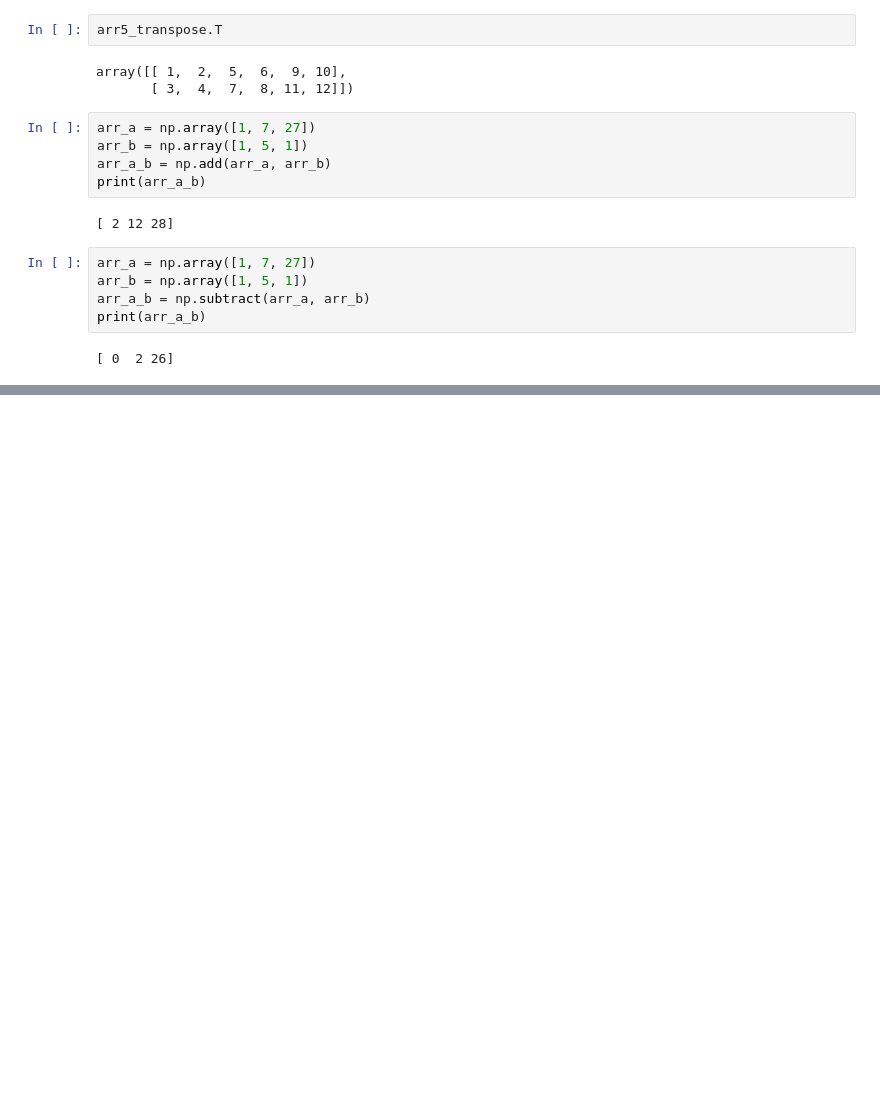
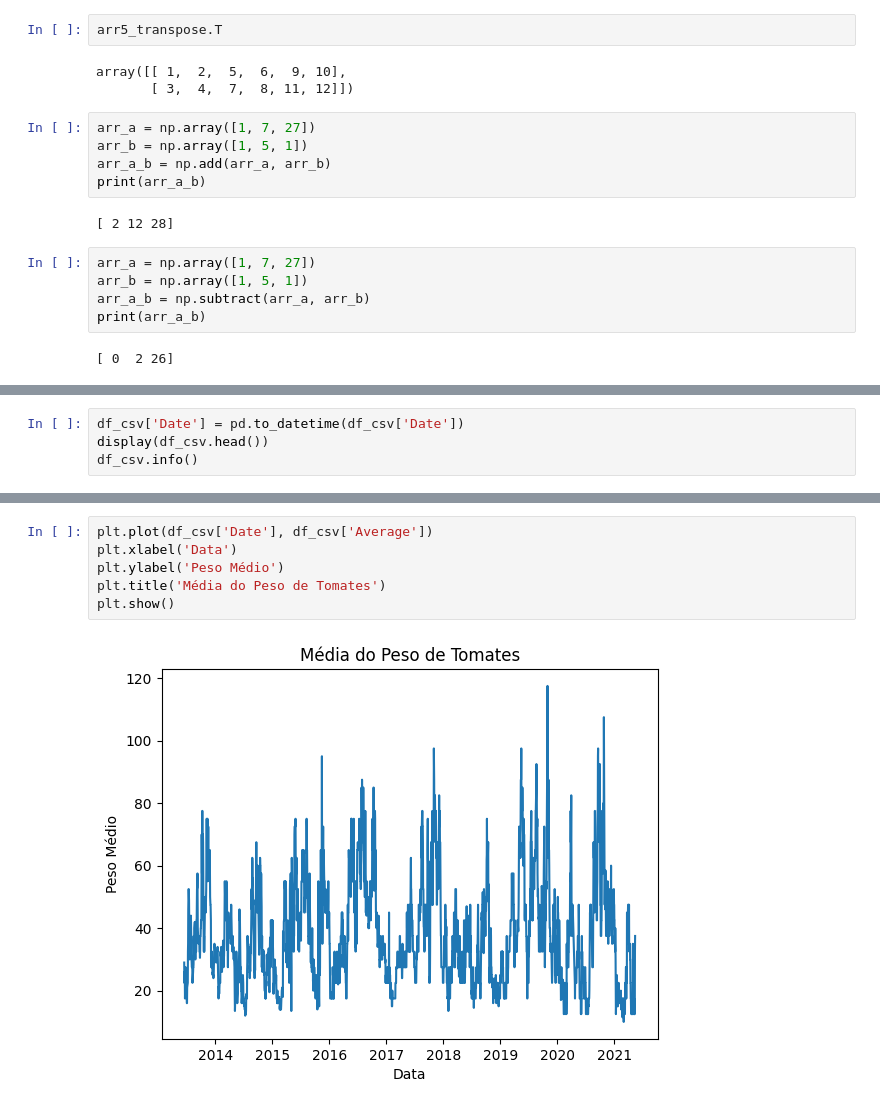
Before and after one commit to edupmon/fiap, a Jupyter notebook: pos-tech/data-analytics/fase-2/01-machine-learning-com-python/aula-1/primeiros-passos-ml.ipynb, the cells around one changed output, grey strips where cells are left out. Saved outputs shown, nothing was run; the diff lists cells and outputs as text; blank space fills up the shorter version.

```diff
--- a/pos-tech/data-analytics/fase-2/01-machine-learning-com-python/aula-1/primeiros-passos-ml.ipynb
+++ b/pos-tech/data-analytics/fase-2/01-machine-learning-com-python/aula-1/primeiros-passos-ml.ipynb
@@ -278,0 +306,4 @@ print(arr_a_b)
+# %%
+df_csv['Date'] = pd.to_datetime(df_csv['Date'])
+display(df_csv.head())
+df_csv.info()
@@ -278,0 +331,8 @@ print(arr_a_b)
+# %%
+plt.plot(df_csv['Date'], df_csv['Average'])
+plt.xlabel('Data')
+plt.ylabel('Peso Médio')
+plt.title('Média do Peso de Tomates')
+plt.show()
+# %% [output]
+[figure, added]
```
Also changed, not shown: parts of 6 cells of this notebook.
